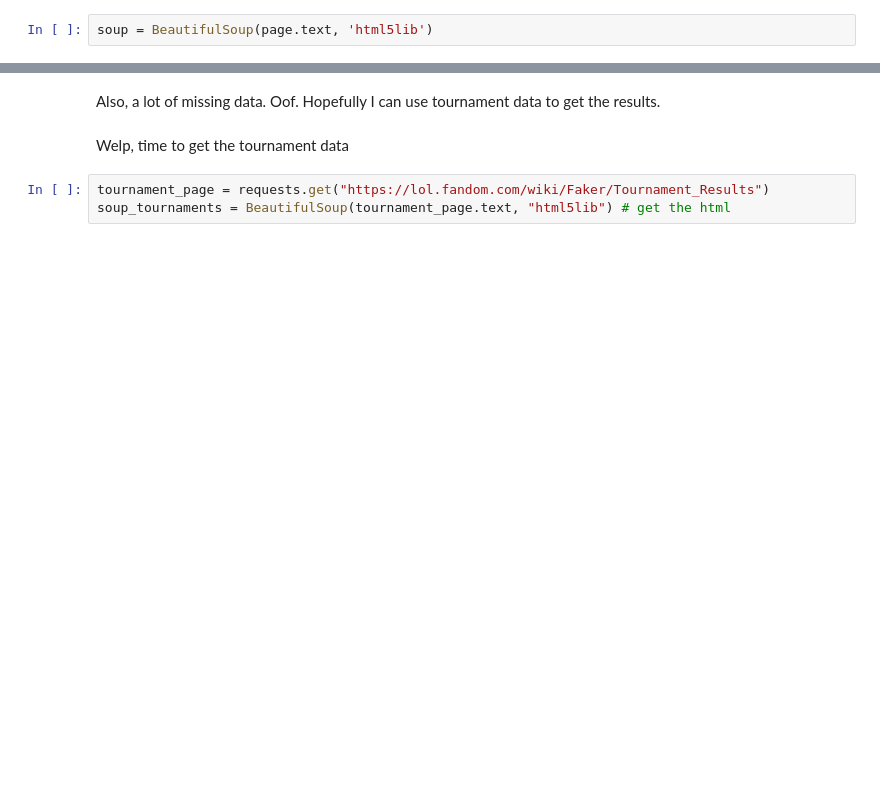
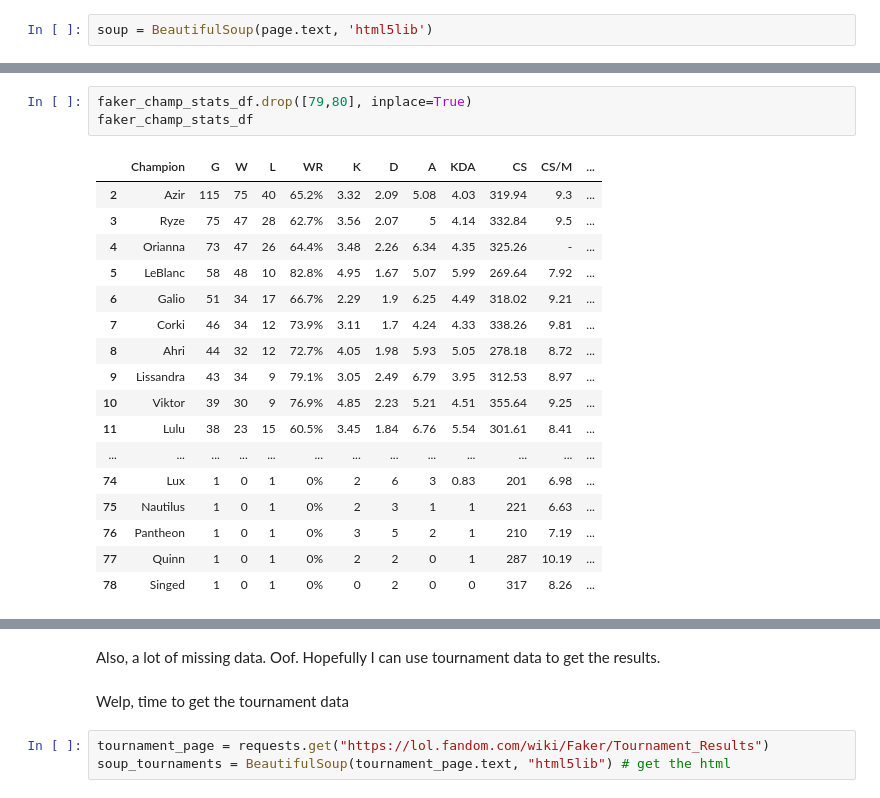
Before and after one commit to benbielin/lol-esports-stats, a Jupyter notebook: faker-stats.ipynb, the cells around one changed output, grey strips where cells are left out. Saved outputs shown, nothing was run; the diff lists cells and outputs as text; blank space fills up the shorter version.

```diff
--- a/faker-stats.ipynb
+++ b/faker-stats.ipynb
@@ -61,0 +104,21 @@ dfs.to_csv('faker-stats-champion.csv')
+# %%
+faker_champ_stats_df.drop([79,80], inplace=True)
+faker_champ_stats_df
+# %% [output]
+|  | Champion | G | W | L | WR | K | D | A | KDA | CS | CS/M | ... |
+| 2 | Azir | 115 | 75 | 40 | 65.2% | 3.32 | 2.09 | 5.08 | 4.03 | 319.94 | 9.3 | ... |
+| 3 | Ryze | 75 | 47 | 28 | 62.7% | 3.56 | 2.07 | 5 | 4.14 | 332.84 | 9.5 | ... |
+| 4 | Orianna | 73 | 47 | 26 | 64.4% | 3.48 | 2.26 | 6.34 | 4.35 | 325.26 | - | ... |
+| 5 | LeBlanc | 58 | 48 | 10 | 82.8% | 4.95 | 1.67 | 5.07 | 5.99 | 269.64 | 7.92 | ... |
+| 6 | Galio | 51 | 34 | 17 | 66.7% | 2.29 | 1.9 | 6.25 | 4.49 | 318.02 | 9.21 | ... |
+| 7 | Corki | 46 | 34 | 12 | 73.9% | 3.11 | 1.7 | 4.24 | 4.33 | 338.26 | 9.81 | ... |
+| 8 | Ahri | 44 | 32 | 12 | 72.7% | 4.05 | 1.98 | 5.93 | 5.05 | 278.18 | 8.72 | ... |
+| 9 | Lissandra | 43 | 34 | 9 | 79.1% | 3.05 | 2.49 | 6.79 | 3.95 | 312.53 | 8.97 | ... |
+| 10 | Viktor | 39 | 30 | 9 | 76.9% | 4.85 | 2.23 | 5.21 | 4.51 | 355.64 | 9.25 | ... |
+| 11 | Lulu | 38 | 23 | 15 | 60.5% | 3.45 | 1.84 | 6.76 | 5.54 | 301.61 | 8.41 | ... |
+| ... | ... | ... | ... | ... | ... | ... | ... | ... | ... | ... | ... | ... |
+| 74 | Lux | 1 | 0 | 1 | 0% | 2 | 6 | 3 | 0.83 | 201 | 6.98 | ... |
+| 75 | Nautilus | 1 | 0 | 1 | 0% | 2 | 3 | 1 | 1 | 221 | 6.63 | ... |
+| 76 | Pantheon | 1 | 0 | 1 | 0% | 3 | 5 | 2 | 1 | 210 | 7.19 | ... |
+| 77 | Quinn | 1 | 0 | 1 | 0% | 2 | 2 | 0 | 1 | 287 | 10.19 | ... |
+| 78 | Singed | 1 | 0 | 1 | 0% | 0 | 2 | 0 | 0 | 317 | 8.26 | ... |
```
Also changed, not shown: parts of 45 cells of this notebook.
